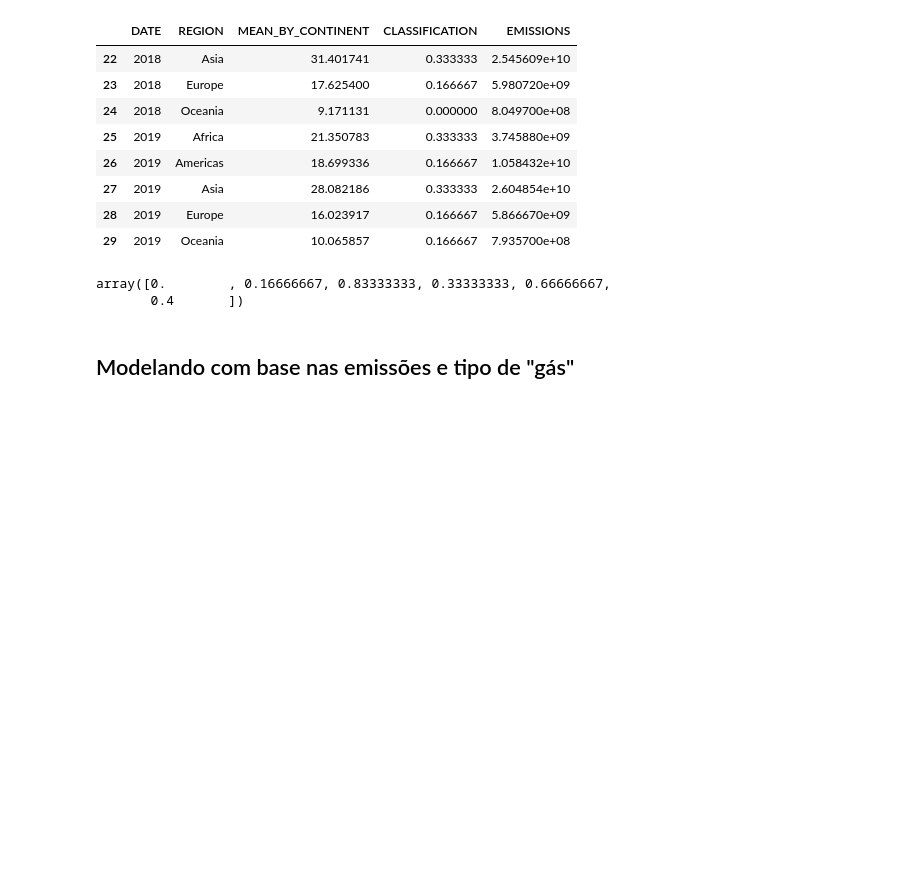
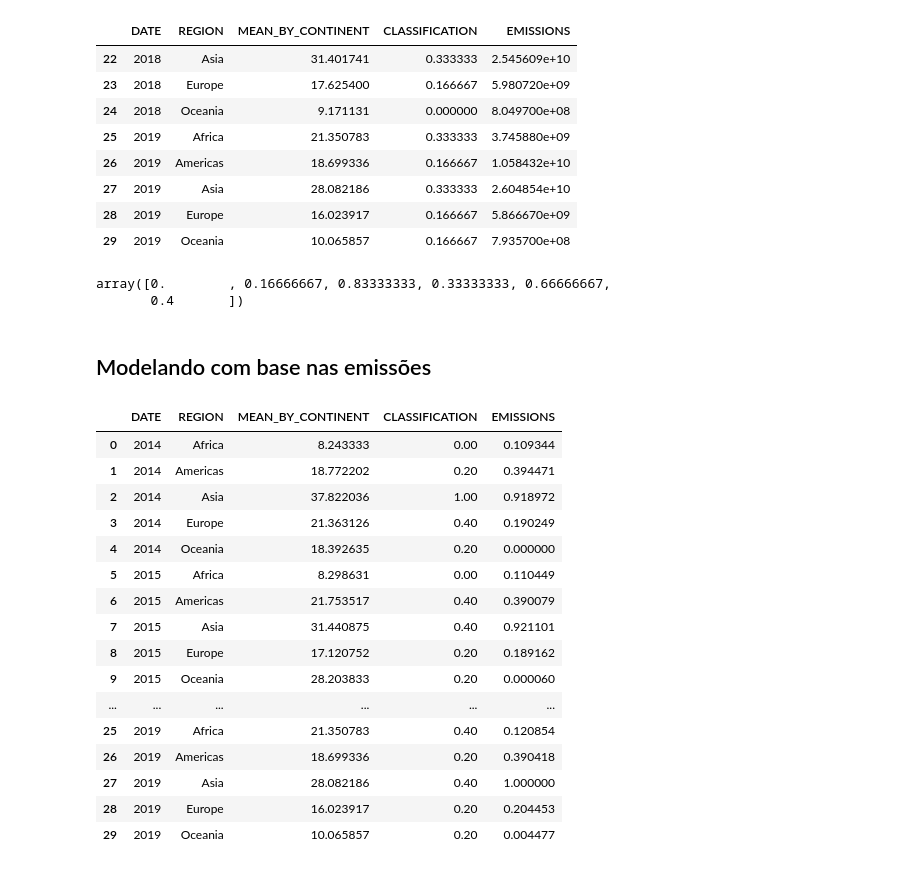
Before and after one commit to thiagorbernardo/UTFPR-Data-Science-CSB55, a Jupyter notebook: 04 - Pesquisa/first-question.ipynb, the cells around one changed output. Drawn from its saved outputs; the diff is of its cells as text; code cells hidden in the pictures; blank space fills up the shorter version.

```diff
--- a/04 - Pesquisa/first-question.ipynb
+++ b/04 - Pesquisa/first-question.ipynb
@@ -138,7 +134,34 @@ df.CLASSIFICATION.unique()
 array([0.        , 0.16666667, 0.83333333, 0.33333333, 0.66666667,
        0.4       ])
 # %% [markdown]
-## Modelando com base nas emissões e tipo de "gás"
+## Modelando com base nas emissões
+# %%
+from sklearn.preprocessing import MinMaxScaler
+
+df_sklearn = df.copy()
+
+df_sklearn['CLASSIFICATION'] = MinMaxScaler().fit_transform(np.array(df_sklearn['CLASSIFICATION']).reshape(-1,1))
+df_sklearn['EMISSIONS'] = MinMaxScaler().fit_transform(np.array(df_sklearn['EMISSIONS']).reshape(-1,1))
+
+display(df_sklearn)
+# %% [output]
+|  | DATE | REGION | MEAN_BY_CONTINENT | CLASSIFICATION | EMISSIONS |
+| 0 | 2014 | Africa | 8.243333 | 0.00 | 0.109344 |
+| 1 | 2014 | Americas | 18.772202 | 0.20 | 0.394471 |
+| 2 | 2014 | Asia | 37.822036 | 1.00 | 0.918972 |
+| 3 | 2014 | Europe | 21.363126 | 0.40 | 0.190249 |
+| 4 | 2014 | Oceania | 18.392635 | 0.20 | 0.000000 |
+| 5 | 2015 | Africa | 8.298631 | 0.00 | 0.110449 |
+| 6 | 2015 | Americas | 21.753517 | 0.40 | 0.390079 |
+| 7 | 2015 | Asia | 31.440875 | 0.40 | 0.921101 |
+| 8 | 2015 | Europe | 17.120752 | 0.20 | 0.189162 |
+| 9 | 2015 | Oceania | 28.203833 | 0.20 | 0.000060 |
+| ... | ... | ... | ... | ... | ... |
+| 25 | 2019 | Africa | 21.350783 | 0.40 | 0.120854 |
+| 26 | 2019 | Americas | 18.699336 | 0.20 | 0.390418 |
+| 27 | 2019 | Asia | 28.082186 | 0.40 | 1.000000 |
+| 28 | 2019 | Europe | 16.023917 | 0.20 | 0.204453 |
+| 29 | 2019 | Oceania | 10.065857 | 0.20 | 0.004477 |
 # %%
 import statsmodels.formula.api as smf
 model = smf.ols("CLASSIFICATION ~ EMISSIONS", data=df)
```
Also changed, not shown: parts of 3 cells of this notebook.
